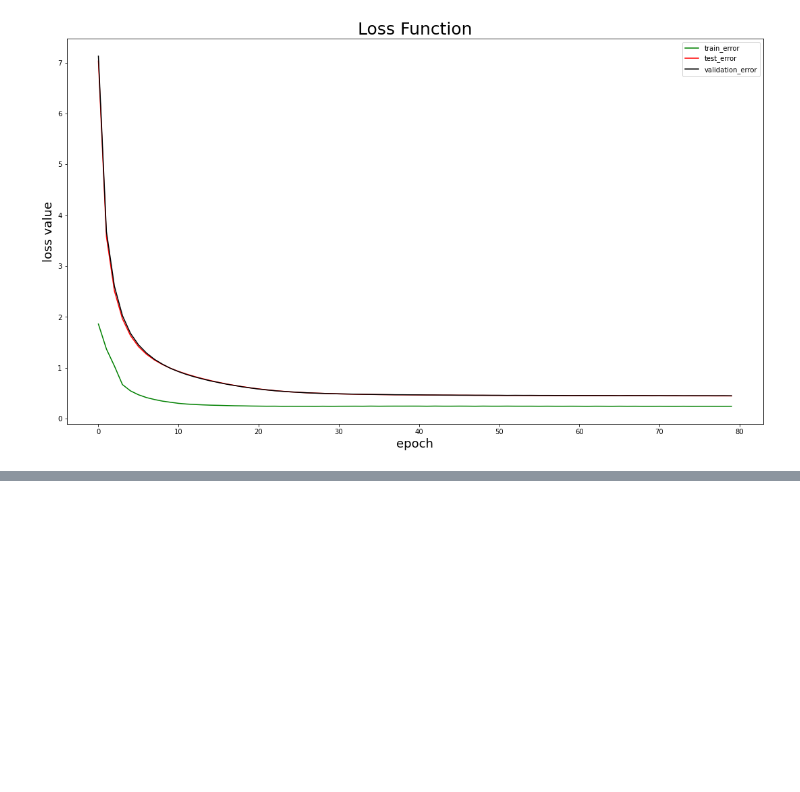
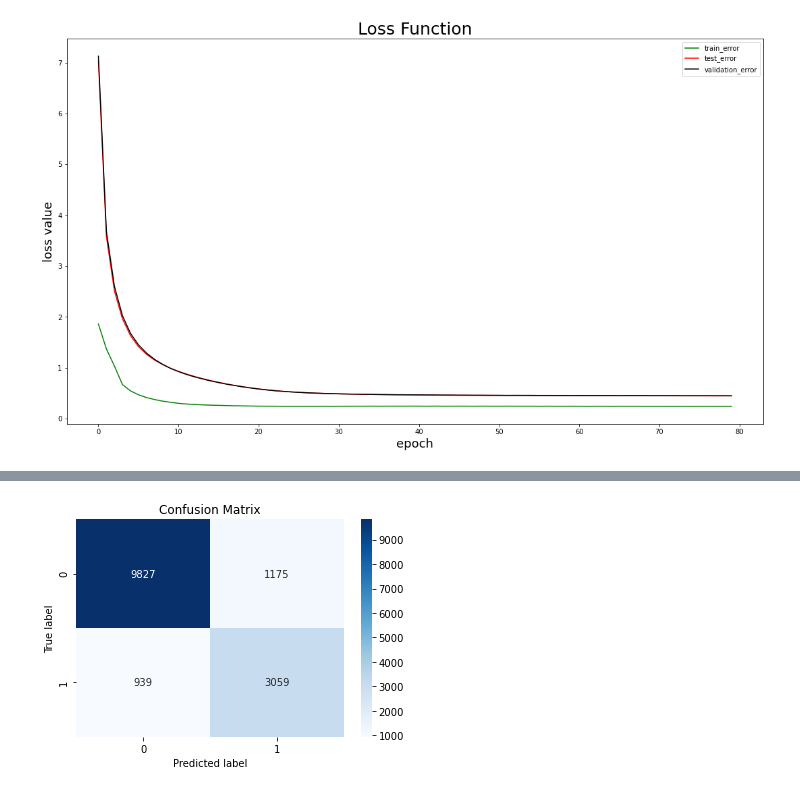
Before and after one commit to YD5463/CyberbullyingDetector, a Jupyter notebook: Notebooks/logistic.ipynb, the cells around one changed output, grey strips where cells are left out. Cells and saved outputs as stored; diff of their text form; code cells hidden in the pictures; blank space fills up the shorter version.

```diff
--- a/Notebooks/logistic.ipynb
+++ b/Notebooks/logistic.ipynb
@@ -349,0 +497,3 @@ plt.show()
+# %%
+mlp_pipeline(clf4)
+# %% [output]
@@ -349,0 +517 @@ plt.show()
+[figure, added]
```
Also changed, not shown: parts of 13 cells of this notebook, 1 other file.
